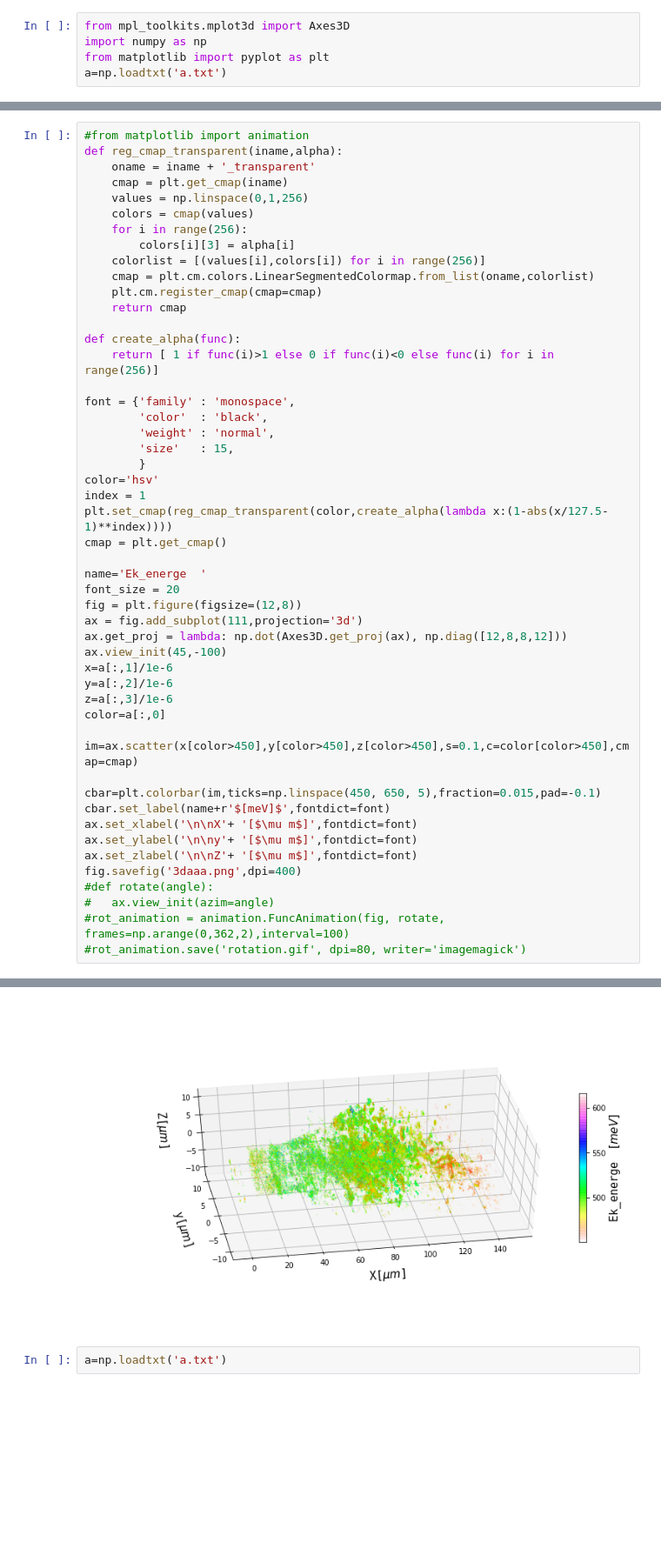
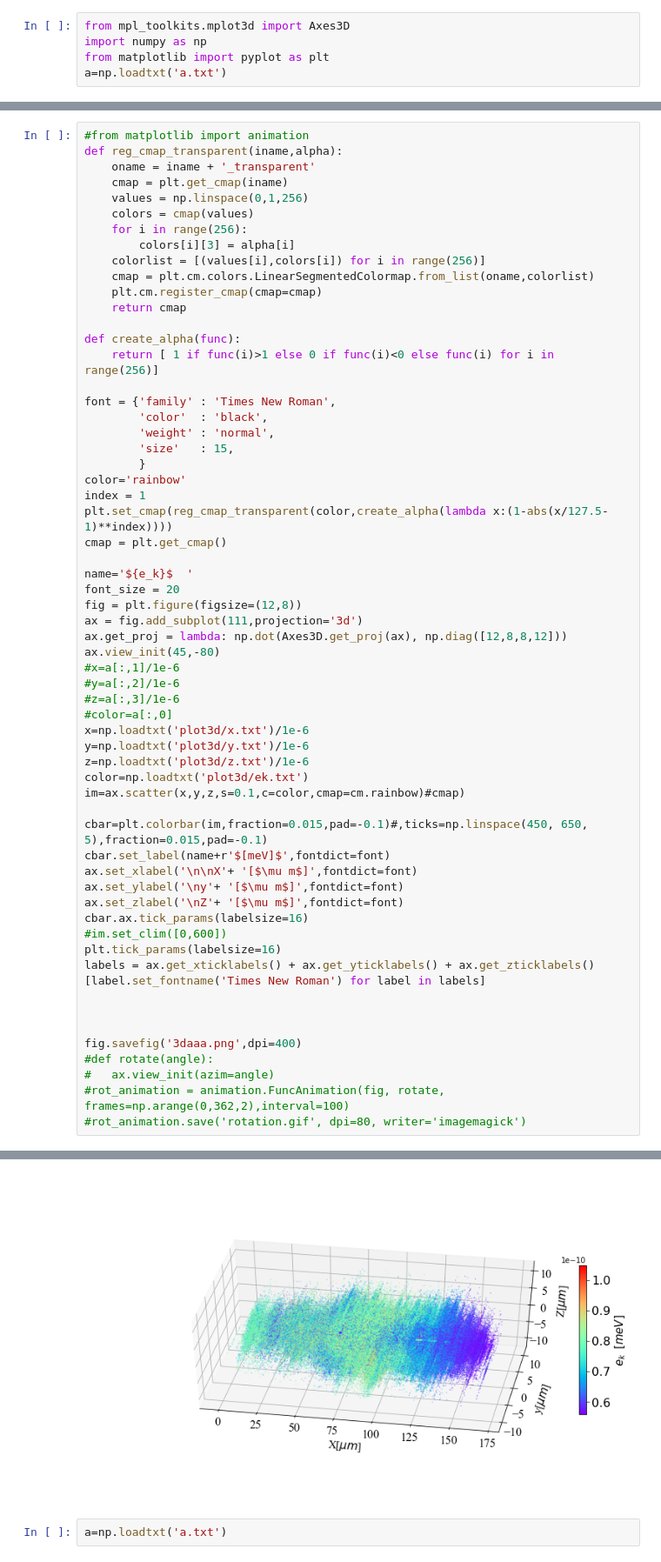
Before and after one commit to zhazhajust/notebook, a Jupyter notebook: plot3d.ipynb, the cells around one changed output, grey strips where cells are left out. Shown at 87% size. Cells and saved outputs as stored; diff of their text form; blank space fills up the shorter version.

```diff
--- a/plot3d.ipynb
+++ b/plot3d.ipynb
@@ -20,47 +213,58 @@ def reg_cmap_transparent(iname,alpha):
     colorlist = [(values[i],colors[i]) for i in range(256)]
     cmap = plt.cm.colors.LinearSegmentedColormap.from_list(oname,colorlist)
     plt.cm.register_cmap(cmap=cmap)
     return cmap
 
 def create_alpha(func):
     return [ 1 if func(i)>1 else 0 if func(i)<0 else func(i) for i in range(256)]
 
-font = {'family' : 'monospace',
+font = {'family' : 'Times New Roman',
         'color'  : 'black',
         'weight' : 'normal',
         'size'   : 15,
         }
-color='hsv'
+color='rainbow'
 index = 1
 plt.set_cmap(reg_cmap_transparent(color,create_alpha(lambda x:(1-abs(x/127.5-1)**index))))
 cmap = plt.get_cmap()
 
-name='Ek_energe  '
+name='${e_k}$  '
 font_size = 20
 fig = plt.figure(figsize=(12,8))
 ax = fig.add_subplot(111,projection='3d')
 ax.get_proj = lambda: np.dot(Axes3D.get_proj(ax), np.diag([12,8,8,12]))
-ax.view_init(45,-100)
-x=a[:,1]/1e-6
-y=a[:,2]/1e-6
-z=a[:,3]/1e-6
-color=a[:,0]
+ax.view_init(45,-80)
+#x=a[:,1]/1e-6
+#y=a[:,2]/1e-6
+#z=a[:,3]/1e-6
+#color=a[:,0]
+x=np.loadtxt('plot3d/x.txt')/1e-6
+y=np.loadtxt('plot3d/y.txt')/1e-6
+z=np.loadtxt('plot3d/z.txt')/1e-6
+color=np.loadtxt('plot3d/ek.txt')
+im=ax.scatter(x,y,z,s=0.1,c=color,cmap=cm.rainbow)#cmap)
 
-im=ax.scatter(x[color>450],y[color>450],z[color>450],s=0.1,c=color[color>450],cmap=cmap)
-
-cbar=plt.colorbar(im,ticks=np.linspace(450, 650, 5),fraction=0.015,pad=-0.1)
+cbar=plt.colorbar(im,fraction=0.015,pad=-0.1)#,ticks=np.linspace(450, 650, 5),fraction=0.015,pad=-0.1)
 cbar.set_label(name+r'$[meV]$',fontdict=font)
 ax.set_xlabel('\n\nX'+ '[$\mu m$]',fontdict=font)
-ax.set_ylabel('\n\ny'+ '[$\mu m$]',fontdict=font)
-ax.set_zlabel('\n\nZ'+ '[$\mu m$]',fontdict=font)
+ax.set_ylabel('\ny'+ '[$\mu m$]',fontdict=font)
+ax.set_zlabel('\nZ'+ '[$\mu m$]',fontdict=font)
+cbar.ax.tick_params(labelsize=16)
+#im.set_clim([0,600])
+plt.tick_params(labelsize=16)
+labels = ax.get_xticklabels() + ax.get_yticklabels() + ax.get_zticklabels()
+[label.set_fontname('Times New Roman') for label in labels]
+
+
+
 fig.savefig('3daaa.png',dpi=400)
 #def rotate(angle):
 #   ax.view_init(azim=angle)
 #rot_animation = animation.FuncAnimation(fig, rotate, frames=np.arange(0,362,2),interval=100)
 #rot_animation.save('rotation.gif', dpi=80, writer='imagemagick')
 # %% [output]
 <Figure size 432x288 with 0 Axes>
-[figure, old version]
+[figure, new version]
 # %%
 a=np.loadtxt('a.txt')
 # %%
```
Also changed, not shown: parts of 18 cells of this notebook, 25 other files.
